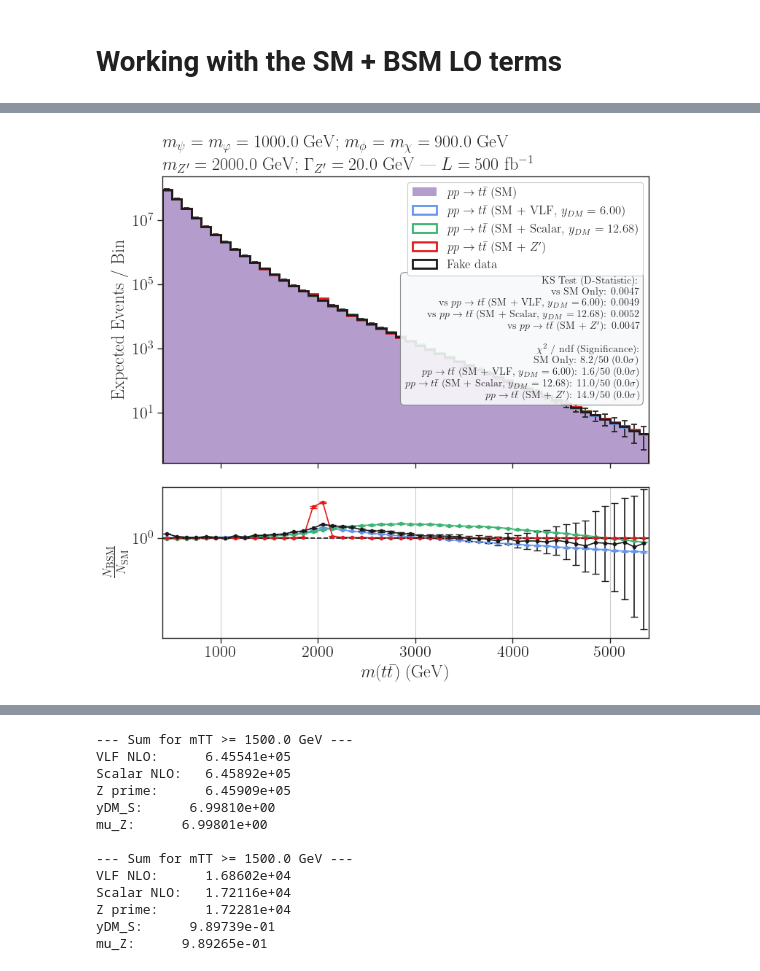
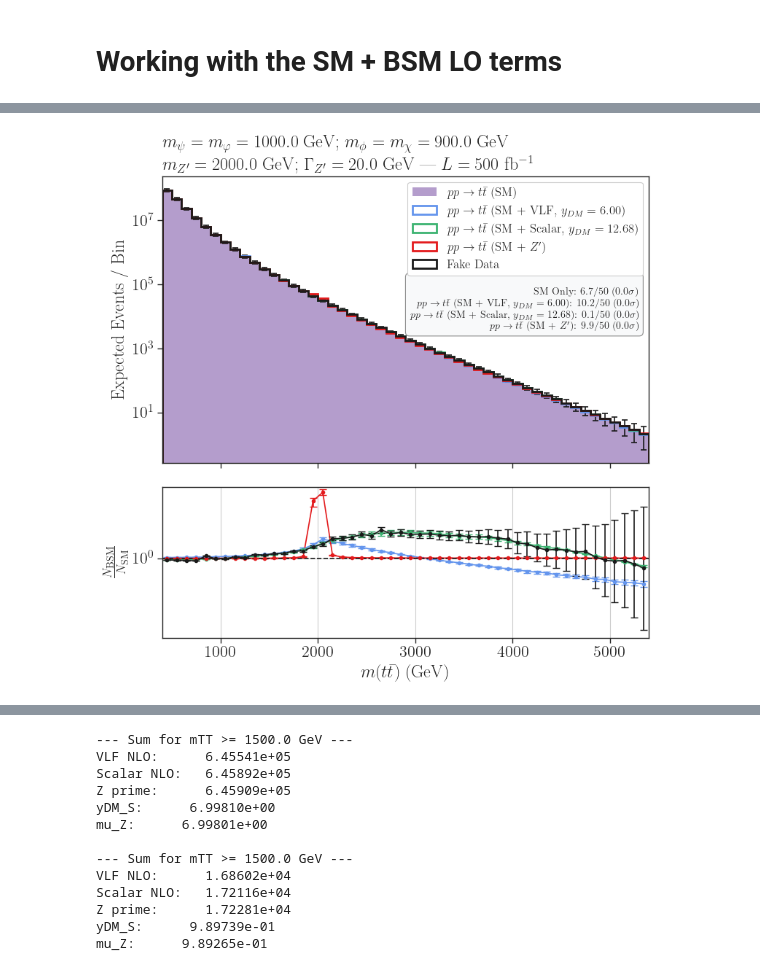
Before and after one commit to viniciusrocca/EFT_ToyModel, a Jupyter notebook: Plots/Article_method.ipynb, the cells around one changed output, grey strips where cells are left out. Saved outputs shown, nothing was run; the diff lists cells and outputs as text; code cells hidden in the pictures.

```diff
--- a/Plots/Article_method.ipynb
+++ b/Plots/Article_method.ipynb
@@ -1234,7 +1234,7 @@ plt.show()
 # %%
 
 mTP = 1000.0 #GeV
-n_bp = 0
+n_bp = 2
 n_ap =15
 peak = 2.0 * mTP
 b_peak = 0
@@ -1429,7 +1588,7 @@ mu_Z:      9.89265e-01
 lum = 500 # fb^-1
 lum_scale = lum * 1000.0 # Assuming weights are in pb, convert to fb
 
-sm_err = 0.05 # 5% SM Systematic Uncertainty
+sm_err = 0.1 # 5% SM Systematic Uncertainty
 
 # Loop over the masses configurations. Each mass configuration has 4 items (2 models x 2 processes: qq, gg)
 for i in range(0, len(data_NLO), 4):
@@ -1608,25 +1767,56 @@ for i in range(0, len(data_NLO), 4):
     ##################################
     # Adding fake data to the hists  #
     ##################################
-    h_fake = np.zeros(len(bins)-1)
-
-    for n, d in enumerate(fake_data):
+    h_fake_sig = np.zeros(len(bins)-1)
+    hErr_fake_sig = np.zeros(len(bins)-1)
+    h_fake_sm = np.zeros(len(bins)-1)
+    hErr_fake_sm = np.zeros(len(bins)-1)
+    n_sm = 0
+    n = 0
+    for d in d_fake:
         h, _ = np.histogram(d['mTT'], bins=bins, weights=d['weights'])
-        h_fake += h * lum_scale # APPLY LUMINOSITY SCALING
+        hErr_sq, _ = np.histogram(d['mTT'], bins=bins, weights=np.array(d['weights'])**2)
+        if d['model'] == 'SM':
+            h_fake_sm += h
+            hErr_fake_sm += hErr_sq
+            n_sm+=1
+        else:
+            h_fake_sig += fake_scale_factor * h
+            hErr_fake_sig += (fake_scale_factor**2) * hErr_sq
+            n+=1
+    print(n_sm,n)
+    h_fake = h_fake_sig/(n/2) + h_fake_sm/n_sm
+    hErr_fake = np.sqrt(hErr_fake_sig/((n/2)**2) + hErr_fake_sm/(n_sm**2))
 
     # The total expected observation of the fake data
-    N_obs = h_fake / (n + 1)
+    N_obs = h_fake * lum_scale
 
-    # Statistical uncertainty of observed data is just sqrt(N)
-    stat_variance_obs = np.abs(N_obs)
+    # -------------------------------------------------------------
+    # REALISTIC FAKE DATA ERROR BARS:
+    # Since this is "data", the statistical uncertainty is just sqrt(N).
+    # We add this Poisson variance to the Expected SM variance!
+    # -------------------------------------------------------------
+    stat_variance_obs = np.abs(N_obs) # sqrt(N)^2 = N
 
-    bsm_hists.append(N_obs)
-    bsm_histsErr.append(np.sqrt(stat_variance_obs + (sm_err*N_obs)**2))
+    bsm_hists.append(N_obs )
+    bsm_errs.append(np.sqrt(stat_variance_obs + (sm_err*N_obs)**2))
     sqrt_N = np.sqrt(N_obs)
-    sms_sys = sm_err*N_obs
+    sm_sys = hErr_sm
 
     bsm_labels.append('Fake Data ')
     bsm_colors.append('k')
+
+    axarr[0].hist(
+        bins[:-1], weights=np.abs(bsm_hists[-1]), label=bsm_labels[-1], bins=bins,
+        color='k', alpha=1.0, histtype='step',
+        linewidth=2, fill=False, zorder=3
+    )
+
+    axarr[0].errorbar(
+        x, np.abs(bsm_hists[-1]), yerr=bsm_errs[-1], color='k',
+        fmt='none', capsize=3, capthick=1.2, barsabove=True
+    )
+
 
     # --- Propagating error for Ratio ---
     with np.errstate(divide='ignore', invalid='ignore'):
@@ -1642,16 +1832,6 @@ for i in range(0, len(data_NLO), 4):
     bsm_ratios.append(ratio)
     bsm_ratio_errs.append(ratio_err)
 
-    axarr[0].hist(
-        bins[:-1], weights=np.abs(bsm_hists[-1]), label='Fake data ', bins=bins,
-        color='k', alpha=1.0, histtype='step',
-        linewidth=2, fill=False, zorder=3, density=False
-    )
-
-    axarr[0].errorbar(
-        x, np.abs(bsm_hists[-1]), yerr=bsm_histsErr[-1], color='k',
-        fmt='none', capsize=3, capthick=1.2, barsabove=True
-    )
 
     ######################################################
     #  Statistical Tests (KS and Chi-Squared)            #
@@ -1669,23 +1849,8 @@ for i in range(0, len(data_NLO), 4):
     valid_mask = (h_sm > 0)
     ndf = np.sum(valid_mask)
 
-    stats_lines = ["KS Test (D-Statistic):"]
+    stats_lines = [""]
 
-    # 1. KS Test Calculation
-    fake_yield = fake_obs[valid_mask]
-    cdf_fake = np.cumsum(fake_yield)
-    cdf_fake_norm = cdf_fake / cdf_fake[-1] if cdf_fake[-1] != 0 else cdf_fake
-
-    for name, hyp_hist, _ in hypotheses:
-        hyp_yield = hyp_hist[valid_mask]
-        cdf_hyp = np.cumsum(hyp_yield)
-        cdf_hyp_norm = cdf_hyp / cdf_hyp[-1] if cdf_hyp[-1] != 0 else cdf_hyp
-
-        D_statistic = np.max(np.abs(cdf_hyp_norm - cdf_fake_norm))
-        stats_lines.append(f"vs {name}: {D_statistic:.4f}")
-
-    stats_lines.append("")
-    stats_lines.append(r"$\chi^2$ / ndf (Significance):")
 
     # 2. Chi-Squared Calculation
     for name, hyp_hist, hyp_err in hypotheses:
@@ -1704,7 +1869,7 @@ for i in range(0, len(data_NLO), 4):
         if p_value >= 0.5:
             z_score = 0.0
         else:
-            z_score = stats.norm.isf(max(p_value, 1e-15))
+            z_score = stats.norm.isf(max(p_value, 1e-55))
 
         stats_lines.append(f"{name}: {chi2_val:.1f}/{ndf} ({z_score:.1f}" + r"$\sigma$)")
 
@@ -1759,4 +1925,4 @@ for i in range(0, len(data_NLO), 4):
-[figure, old version]
+[figure, new version]
 # %%
 fig, ax = plt.subplots(figsize=(8, 6))
 
```
Also changed, not shown: parts of 8 cells of this notebook, 2 other files.
